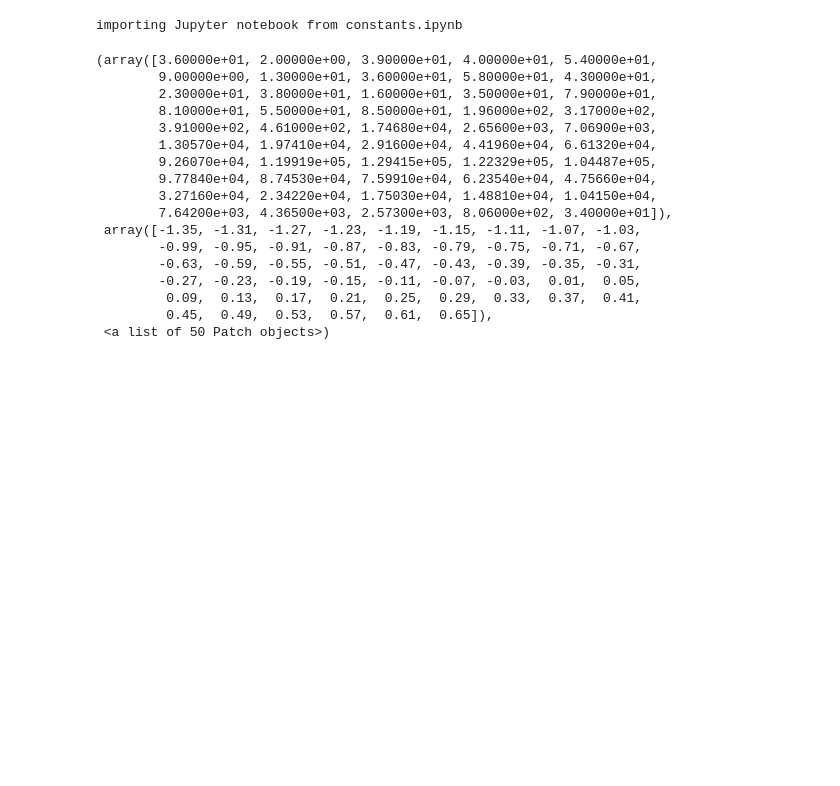
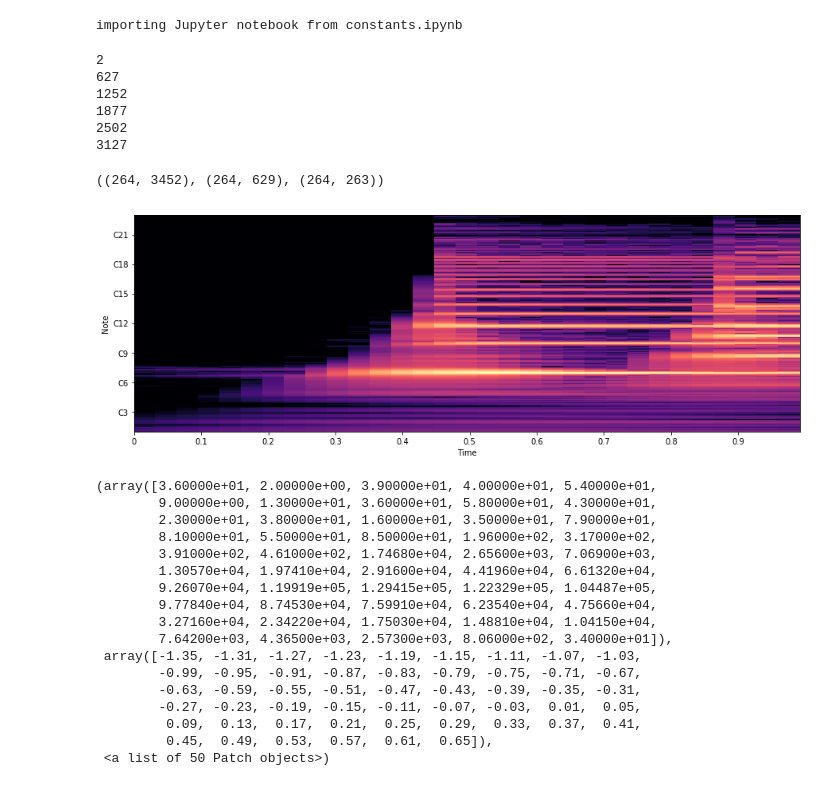
Before and after one commit to kosmels/amt_nn, a Jupyter notebook: audio_prep.ipynb, the cells around one changed output. Saved outputs shown, nothing was run; the diff lists cells and outputs as text; code cells hidden in the pictures; blank space fills up the shorter version.

Commit message:
sequence slicing for RNN

```diff
--- a/audio_prep.ipynb
+++ b/audio_prep.ipynb
@@ -45,3 +45,23 @@ def split_wav(wav_matrix, slice_shift=c.FRAME_SLICE):
     for i in range(slice_shift, wav_matrix[0].size-slice_shift):
         specs.append(wav_matrix[:, i-slice_shift:i+slice_shift])
     return specs
+
+def cqt_split_to_sequence(cqt_matrix,
+                          padding=c.FRAME_SLICE,
+                          sequence_length=c.SEQUENCE_CHUNK_LENGTH):
+    """
+    Split loaded WAV file into many chunks with specified length and padding
+
+    Args:
+    cqt_matrix: CQT spectrogram of givne audio file
+    padding: padding at start and end of sequence
+    sequence_length: length of sequence in frames
+    """
+
+    sequence_chunks = []
+    start = padding
+    end = cqt_matrix[0].size - padding
+    for i in range(start, end, sequence_length):
+        print(i)
+        sequence_chunks.append(cqt_matrix[:, i-padding:i+sequence_length+padding])
+    return sequence_chunks
@@ -54,5 +68,22 @@ def split_wav(wav_matrix, slice_shift=c.FRAME_SLICE):
 # %%
-# cqt = cqt_matrix('D:\School\Bc\model\MAPS\AkPnBcht\MUS\MAPS_MUS-grieg_walzer_AkPnBcht.wav')
+cqt = cqt_matrix('D:\School\Bc\model\MAPS\AkPnBcht\MUS\MAPS_MUS-grieg_walzer_AkPnBcht.wav')
+# %%
+splited_cqt = cqt_split_to_sequence(cqt[:, :3388])
+# %% [output]
+2
+627
+1252
+1877
+2502
+3127
+# %%
+cqt.shape, splited_cqt[0].shape, splited_cqt[5].shape
+# %% [output]
+((264, 3452), (264, 629), (264, 263))
+# %%
+create_spectrogram(splited_cqt[0][:, 2:33])
+# %% [output]
+[figure, added]
 # %%
 # shift = 10e-07
 # box_cqt = []
```
Also changed, not shown: parts of 1 cell of this notebook, 3 other files.
